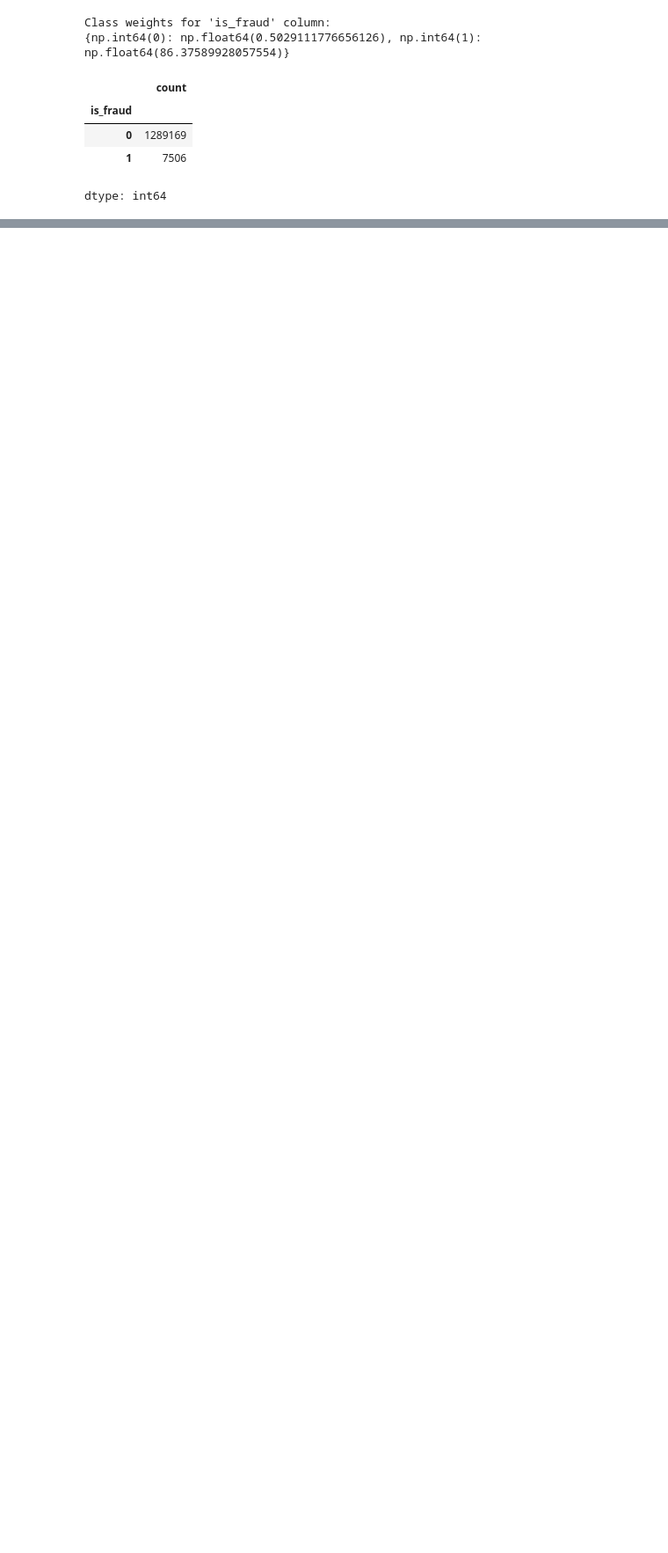
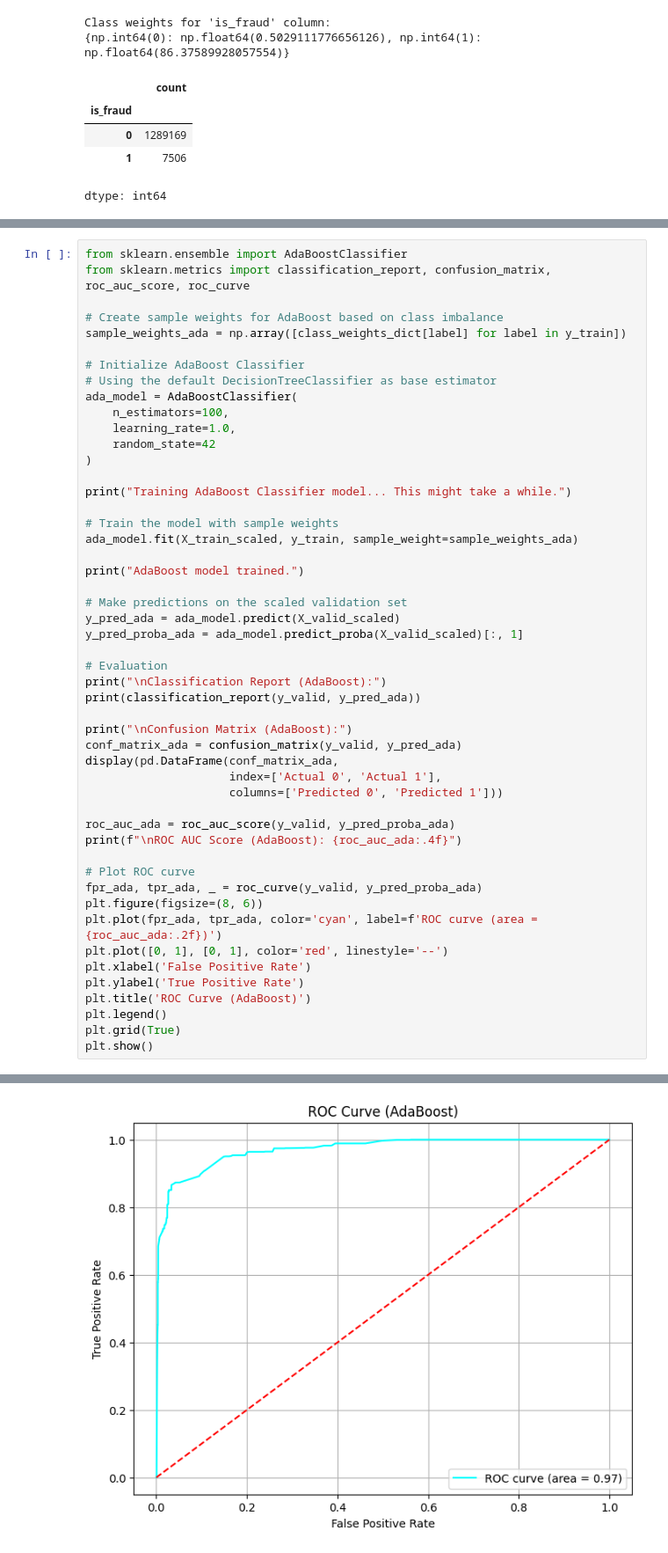
Before and after one commit to danieligelnik/CCFraudProject, a Jupyter notebook: Data_manipulation.ipynb, the cells around one changed output, grey strips where cells are left out. Shown at 88% size. Drawn from its saved outputs; the diff is of its cells as text; blank space fills up the shorter version.

```diff
--- a/Data_manipulation.ipynb
+++ b/Data_manipulation.ipynb
@@ -133,0 +410,51 @@ dtype: int64
+# %%
+from sklearn.ensemble import AdaBoostClassifier
+from sklearn.metrics import classification_report, confusion_matrix, roc_auc_score, roc_curve
+
+# Create sample weights for AdaBoost based on class imbalance
+sample_weights_ada = np.array([class_weights_dict[label] for label in y_train])
+
+# Initialize AdaBoost Classifier
+# Using the default DecisionTreeClassifier as base estimator
+ada_model = AdaBoostClassifier(
+    n_estimators=100,
+    learning_rate=1.0,
+    random_state=42
+)
+
+print("Training AdaBoost Classifier model... This might take a while.")
+
+# Train the model with sample weights
+ada_model.fit(X_train_scaled, y_train, sample_weight=sample_weights_ada)
+
+print("AdaBoost model trained.")
+
+# Make predictions on the scaled validation set
+y_pred_ada = ada_model.predict(X_valid_scaled)
+y_pred_proba_ada = ada_model.predict_proba(X_valid_scaled)[:, 1]
+
+# Evaluation
+print("\nClassification Report (AdaBoost):")
+print(classification_report(y_valid, y_pred_ada))
+
+print("\nConfusion Matrix (AdaBoost):")
+conf_matrix_ada = confusion_matrix(y_valid, y_pred_ada)
+display(pd.DataFrame(conf_matrix_ada,
+                     index=['Actual 0', 'Actual 1'],
+                     columns=['Predicted 0', 'Predicted 1']))
+
+roc_auc_ada = roc_auc_score(y_valid, y_pred_proba_ada)
+print(f"\nROC AUC Score (AdaBoost): {roc_auc_ada:.4f}")
+
+# Plot ROC curve
+fpr_ada, tpr_ada, _ = roc_curve(y_valid, y_pred_proba_ada)
+plt.figure(figsize=(8, 6))
+plt.plot(fpr_ada, tpr_ada, color='cyan', label=f'ROC curve (area = {roc_auc_ada:.2f})')
+plt.plot([0, 1], [0, 1], color='red', linestyle='--')
+plt.xlabel('False Positive Rate')
+plt.ylabel('True Positive Rate')
+plt.title('ROC Curve (AdaBoost)')
+plt.legend()
+plt.grid(True)
+plt.show()
+# %% [output]
@@ -133,0 +480 @@ dtype: int64
+[figure, added]
```
Also changed, not shown: parts of 20 cells of this notebook.
